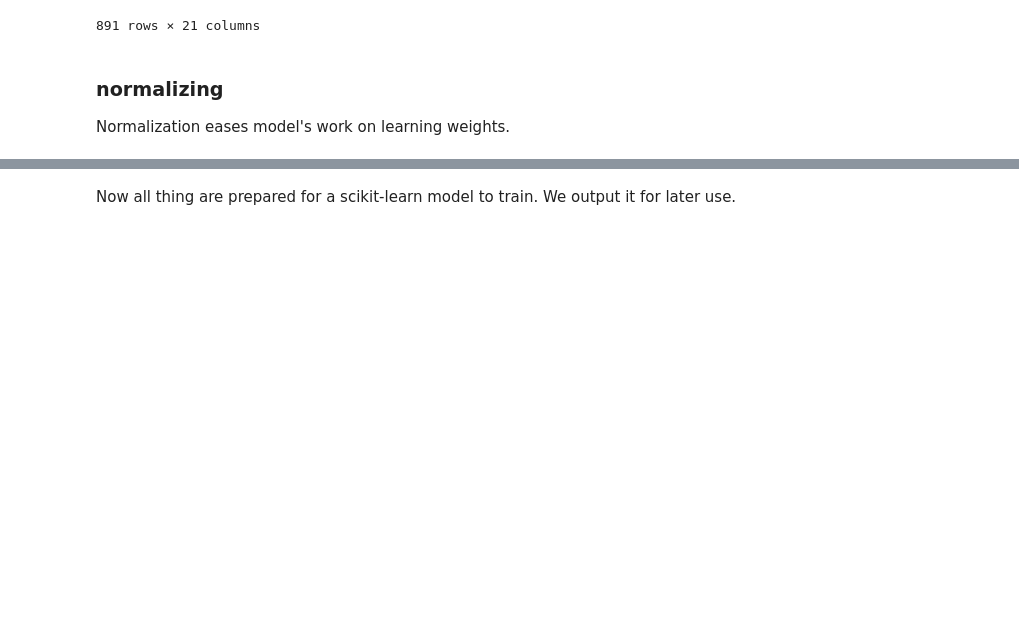
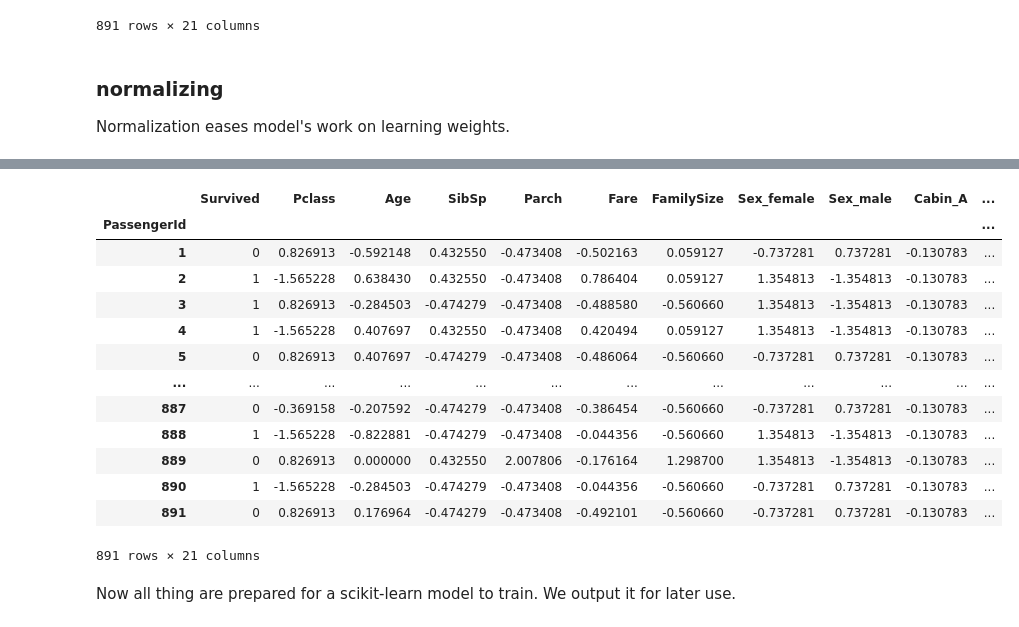
Before and after one commit to MSBD-5001/Lecture-Materials, a Jupyter notebook: PandasUsage.ipynb, the cells around one changed output, grey strips where cells are left out. Drawn from its saved outputs; the diff is of its cells as text; code cells hidden in the pictures; blank space fills up the shorter version.

```diff
--- a/PandasUsage.ipynb
+++ b/PandasUsage.ipynb
@@ -614,3 +560,21 @@ trainDataframe
+# %%
+trainDataframe.loc[:, trainDataframe.columns != 'Survived']  = features
+trainDataframe
+# %% [output]
+|  | Survived | Pclass | Age | SibSp | Parch | Fare | FamilySize | Sex_female | Sex_male | Cabin_A | ... |
+| PassengerId |  |  |  |  |  |  |  |  |  |  | ... |
+| 1 | 0 | 0.826913 | -0.592148 | 0.432550 | -0.473408 | -0.502163 | 0.059127 | -0.737281 | 0.737281 | -0.130783 | ... |
+| 2 | 1 | -1.565228 | 0.638430 | 0.432550 | -0.473408 | 0.786404 | 0.059127 | 1.354813 | -1.354813 | -0.130783 | ... |
+| 3 | 1 | 0.826913 | -0.284503 | -0.474279 | -0.473408 | -0.488580 | -0.560660 | 1.354813 | -1.354813 | -0.130783 | ... |
+| 4 | 1 | -1.565228 | 0.407697 | 0.432550 | -0.473408 | 0.420494 | 0.059127 | 1.354813 | -1.354813 | -0.130783 | ... |
+| 5 | 0 | 0.826913 | 0.407697 | -0.474279 | -0.473408 | -0.486064 | -0.560660 | -0.737281 | 0.737281 | -0.130783 | ... |
+| ... | ... | ... | ... | ... | ... | ... | ... | ... | ... | ... | ... |
+| 887 | 0 | -0.369158 | -0.207592 | -0.474279 | -0.473408 | -0.386454 | -0.560660 | -0.737281 | 0.737281 | -0.130783 | ... |
+| 888 | 1 | -1.565228 | -0.822881 | -0.474279 | -0.473408 | -0.044356 | -0.560660 | 1.354813 | -1.354813 | -0.130783 | ... |
+| 889 | 0 | 0.826913 | 0.000000 | 0.432550 | 2.007806 | -0.176164 | 1.298700 | 1.354813 | -1.354813 | -0.130783 | ... |
+| 890 | 1 | -1.565228 | -0.284503 | -0.474279 | -0.473408 | -0.044356 | -0.560660 | -0.737281 | 0.737281 | -0.130783 | ... |
+| 891 | 0 | 0.826913 | 0.176964 | -0.474279 | -0.473408 | -0.492101 | -0.560660 | -0.737281 | 0.737281 | -0.130783 | ... |
+891 rows × 21 columns
 # %% [markdown]
 Now all thing are prepared for a scikit-learn model to train. We output it for later use.
 # %%
```
Also changed, not shown: parts of 20 cells of this notebook, 1 other file.
